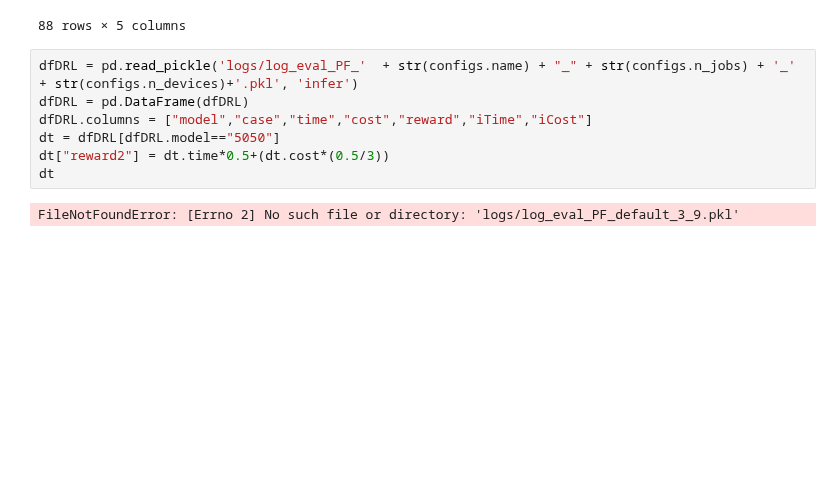
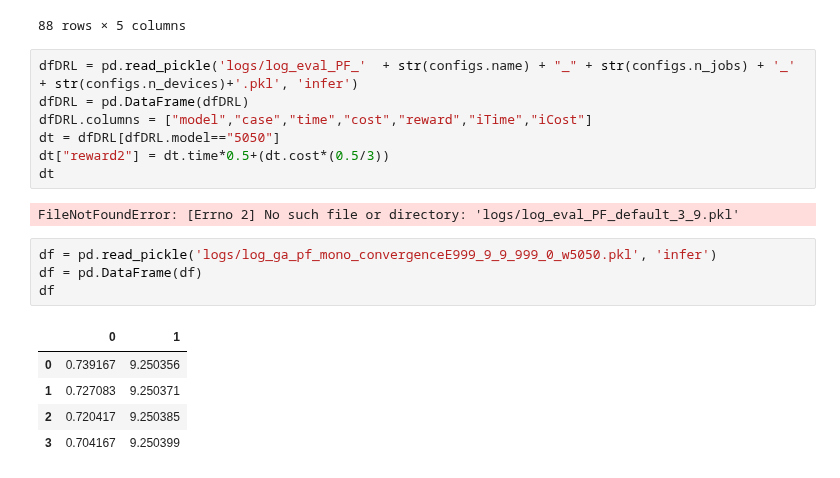
Before and after one commit to acsicuib/DRL-AC-Allocation, a Jupyter notebook: notebook_plot_PF_E1000.ipynb, the cells around one changed output. Cells and saved outputs as stored; diff of their text form; blank space fills up the shorter version.

```diff
--- a/notebook_plot_PF_E1000.ipynb
+++ b/notebook_plot_PF_E1000.ipynb
@@ -479,3 +479,13 @@ dt["reward2"] = dt.time*0.5+(dt.cost*(0.5/3))
 dt
 # %% [output]
 FileNotFoundError: [Errno 2] No such file or directory: 'logs/log_eval_PF_default_3_9.pkl'
+# %%
+df = pd.read_pickle('logs/log_ga_pf_mono_convergenceE999_9_9_999_0_w5050.pkl', 'infer')
+df = pd.DataFrame(df)
+df
+# %% [output]
+|  | 0 | 1 |
+| 0 | 0.739167 | 9.250356 |
+| 1 | 0.727083 | 9.250371 |
+| 2 | 0.720417 | 9.250385 |
+| 3 | 0.704167 | 9.250399 |
```
Also changed, not shown: 7 other files.
